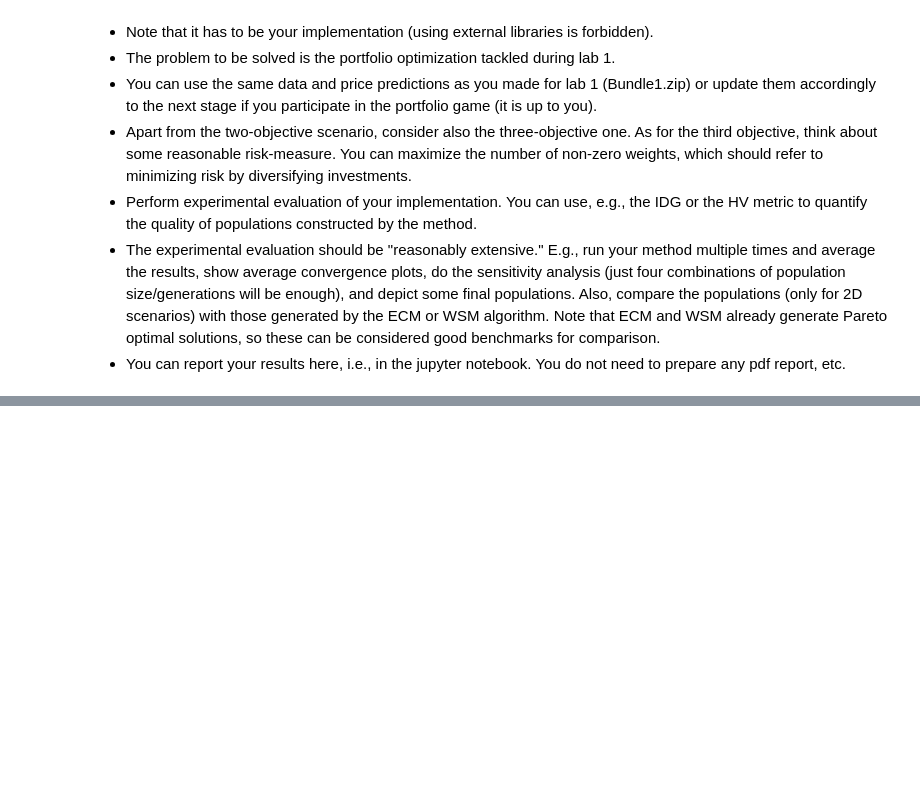
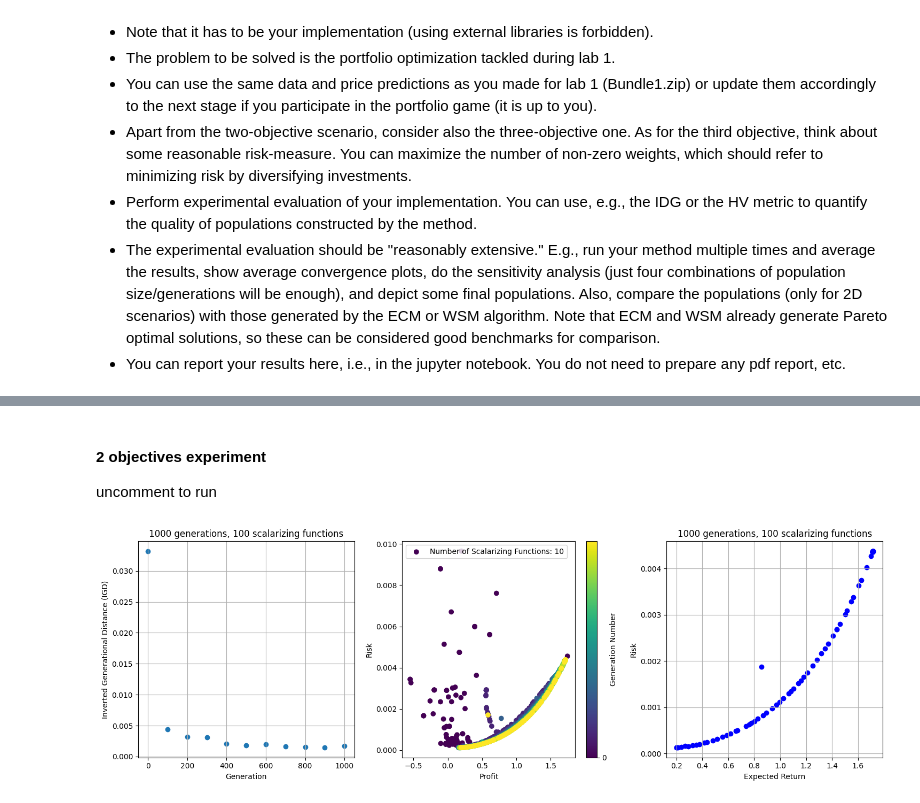
Before and after one commit to jwarczynski/fake-stock-predictions-challenge, a Jupyter notebook: Script2.ipynb, the cells around one changed output, grey strips where cells are left out. Saved outputs shown, nothing was run; the diff lists cells and outputs as text; code cells hidden in the pictures; blank space fills up the shorter version.

```diff
--- a/Script2.ipynb
+++ b/Script2.ipynb
@@ -626,0 +44,13 @@ plt.show()
+# %%
+preds = pd.read_csv("predictions/predictions3.csv")
+preds.set_index("time", inplace=True)
+# %%
+wb = WarrenBuffett(preds)
+wsm_pareto_front = wb.make_me_rich()
+reference_pareto = [(p, r) for (_, p, r) in wsm_pareto_front[::]]
+
+predictions = np.array(list(wb.get_expected_returns().values()))
+cov_matrix = wb.get_covariance_matrix()
+
+instance = Instance(cov_matrix, predictions)
+min_risk_solution = min(wsm_pareto_front, key=lambda x: x[1])
@@ -626,0 +89,3 @@ plt.show()
+# %% [markdown]
+#### 2 objectives experiment
+uncomment to run
@@ -626,0 +102,21 @@ plt.show()
+# %%
+
+algorithm1 = MOEADAlgorithm(instance, ScalarizingFunctionGenerator.generate_functions(2, 100), population_size=100, generations=1_000, neighborhood_size=3)
+metric_evaluator = MetricEvaluator(reference_pareto, generations_interval=100)
+individuals_3_100_100_1000 = algorithm1.run(metric_evaluator)
+
+igds = metric_evaluator.igd_for_generations()
+metrics_2_objs_1000_gens_100_pop = metric_evaluator.get_dataframe()
+
+pareto_front1 = create_pareto_front(individuals_3_100_100_1000, predictions, cov_matrix)
+# %%
+
+fig, axs = plt.subplots(1, 3, figsize=(15, 5))
+plot_igd_for_generations(axs[0], igds, "1000 generations, 100 scalarizing functions")
+get_generations_plot(metrics_2_objs_1000_gens_100_pop, ax=axs[1], num_scalar_funcs=10)
+plot_pareto_front(axs[2], pareto_front1, title="1000 generations, 100 scalarizing functions")
+
+plt.tight_layout()
+plt.show()
+# %% [output]
+[figure, added]
```
Also changed, not shown: parts of 58 cells of this notebook, 24 other files.
